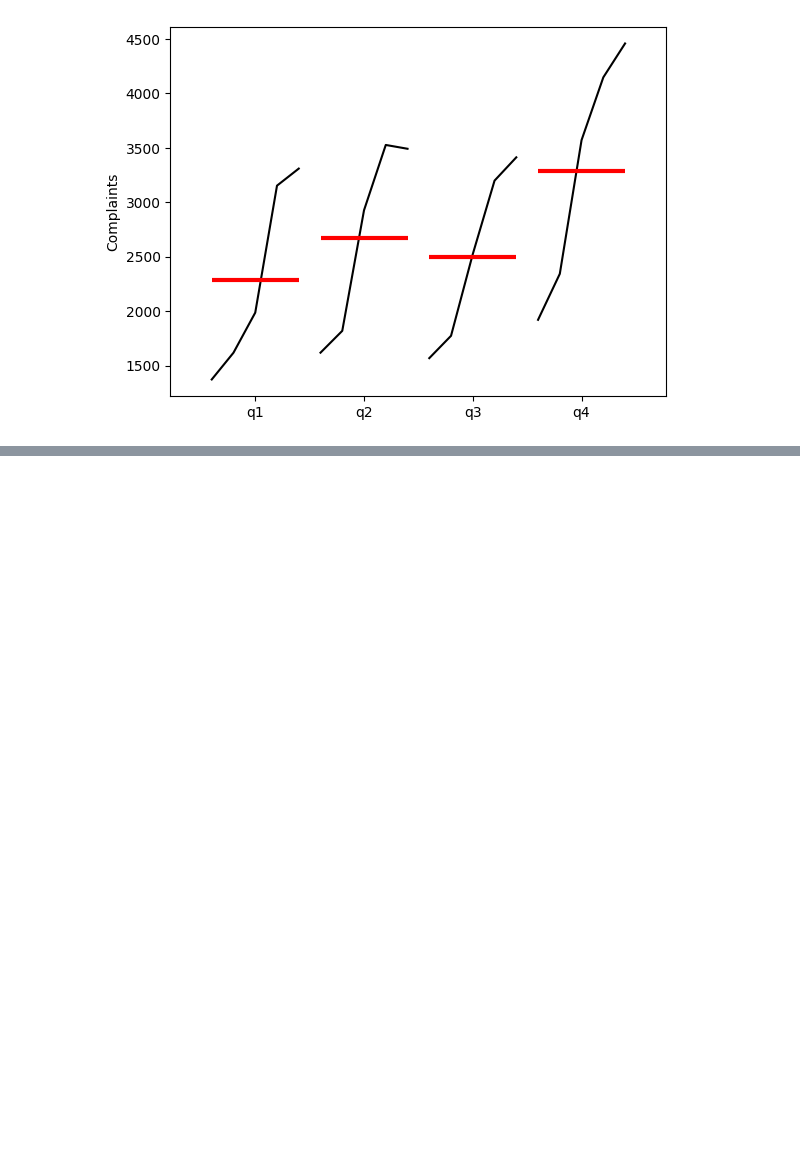
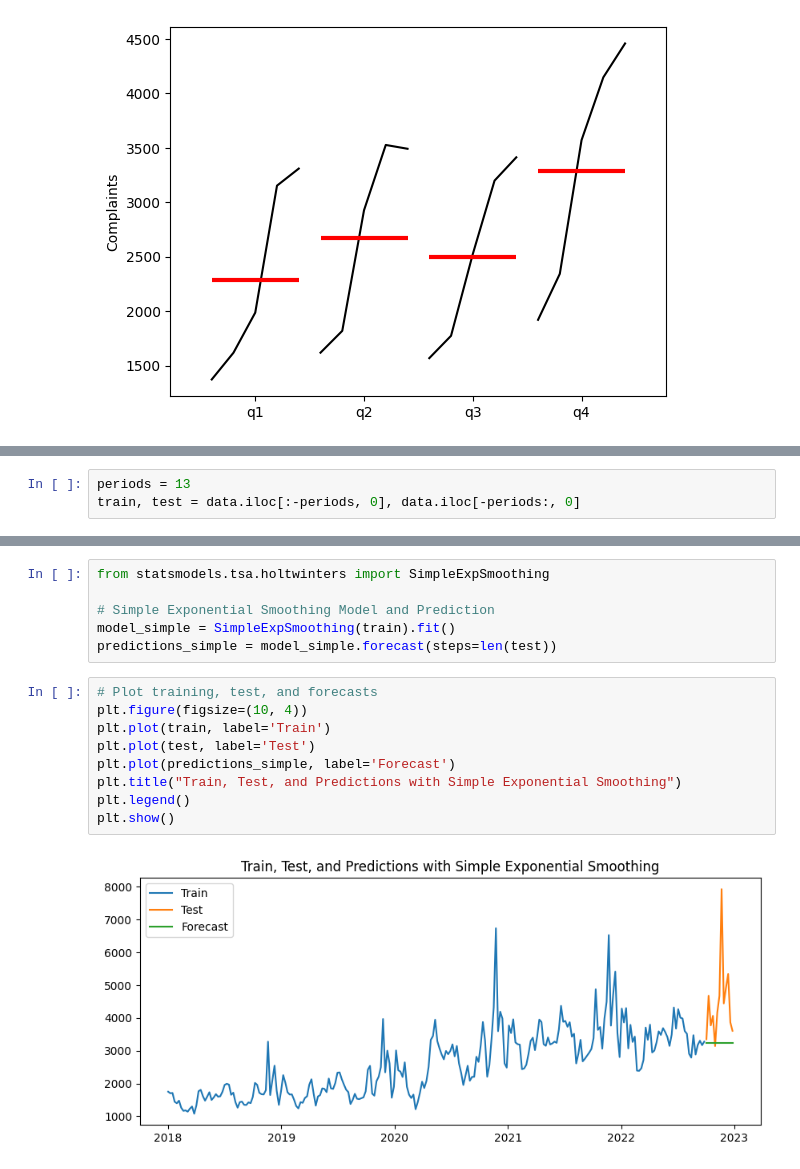
Before and after one commit to ReinerJasin/learn_time_series, a Jupyter notebook: project/5-exponential_smoothing_and_holt_winters.ipynb, the cells around one changed output, grey strips where cells are left out. Saved outputs shown, nothing was run; the diff lists cells and outputs as text; blank space fills up the shorter version.

Commit message:
feat: Simple Exponential Smoothing

```diff
--- a/project/5-exponential_smoothing_and_holt_winters.ipynb
+++ b/project/5-exponential_smoothing_and_holt_winters.ipynb
@@ -125,0 +146,3 @@ plt.show()
+# %%
+periods = 13
+train, test = data.iloc[:-periods, 0], data.iloc[-periods:, 0]
@@ -125,0 +188,17 @@ plt.show()
+# %%
+from statsmodels.tsa.holtwinters import SimpleExpSmoothing
+
+# Simple Exponential Smoothing Model and Prediction
+model_simple = SimpleExpSmoothing(train).fit()
+predictions_simple = model_simple.forecast(steps=len(test))
+# %%
+# Plot training, test, and forecasts
+plt.figure(figsize=(10, 4))
+plt.plot(train, label='Train')
+plt.plot(test, label='Test')
+plt.plot(predictions_simple, label='Forecast')
+plt.title("Train, Test, and Predictions with Simple Exponential Smoothing")
+plt.legend()
+plt.show()
+# %% [output]
+[figure, added]
```
Also changed, not shown: parts of 14 cells of this notebook, 1 other file.
